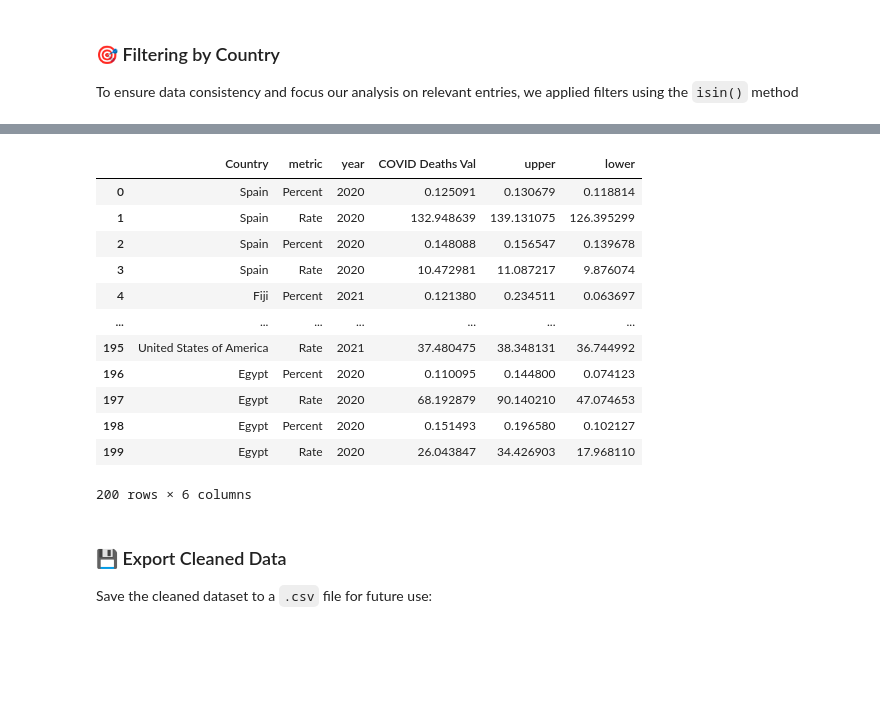
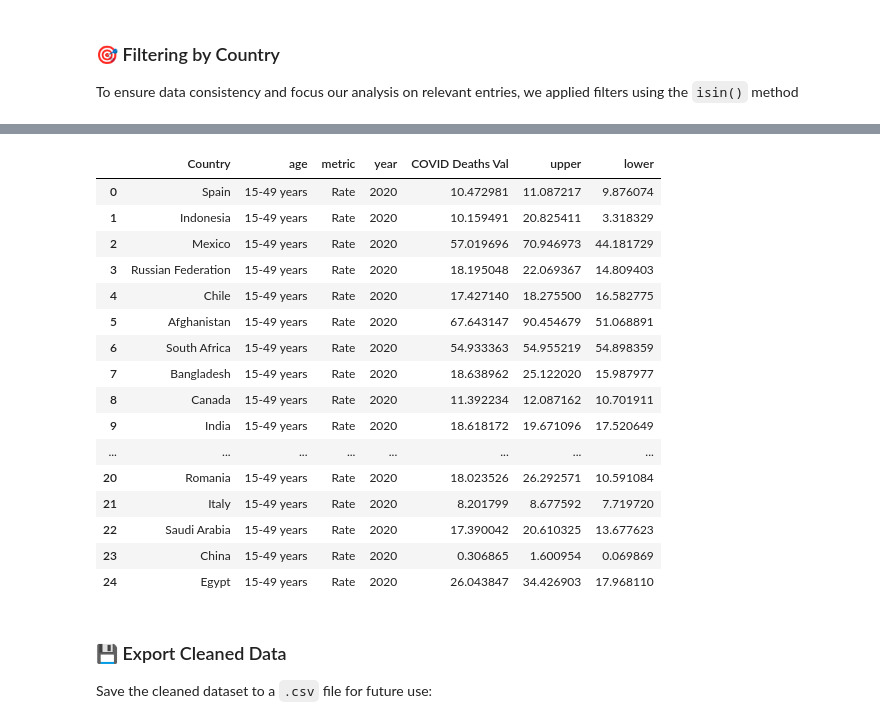
Before and after one commit to ibrahim-sisar/ET6-CDSP-group-09-repo, a Jupyter notebook: 2_data_preparation/covid_death_data_cleaning.ipynb, the cells around one changed output, grey strips where cells are left out. Drawn from its saved outputs; the diff is of its cells as text; code cells hidden in the pictures; blank space fills up the shorter version.

Commit message:
deleted percent and all ages in the covid data set

```diff
--- a/2_data_preparation/covid_death_data_cleaning.ipynb
+++ b/2_data_preparation/covid_death_data_cleaning.ipynb
@@ -89,7 +89,7 @@ Rename columns:
 - Standardize names
 # %%
 cleaned_death_data = cleaned_death_data.drop(
-    ["sex", "age", "measure", "cause"], axis=1, errors="ignore"
+    ["sex", "measure", "cause"], axis=1, errors="ignore"
 )
 cleaned_death_data = cleaned_death_data.rename(
     columns={"val": "COVID Deaths Val", "location": "Country"}
@@ -158,0 +169,6 @@ cleaned_death_data.head(20)
+# %%
+df_cleaned = cleaned_death_data[
+    (cleaned_death_data["metric"] == "Rate")
+    & (cleaned_death_data["year"] == 2020) & (cleaned_death_data["age"] == "15-49 years")
+]
+print(df_cleaned)
@@ -159,19 +193,23 @@ cleaned_death_data.head(20)
 # %%
-cleaned_death_data.reset_index(drop=True)
+df_cleaned.reset_index(drop=True)
 # %% [output]
-|  | Country | metric | year | COVID Deaths Val | upper | lower |
-| 0 | Spain | Percent | 2020 | 0.125091 | 0.130679 | 0.118814 |
-| 1 | Spain | Rate | 2020 | 132.948639 | 139.131075 | 126.395299 |
-| 2 | Spain | Percent | 2020 | 0.148088 | 0.156547 | 0.139678 |
-| 3 | Spain | Rate | 2020 | 10.472981 | 11.087217 | 9.876074 |
-| 4 | Fiji | Percent | 2021 | 0.121380 | 0.234511 | 0.063697 |
-| ... | ... | ... | ... | ... | ... | ... |
-| 195 | United States of America | Rate | 2021 | 37.480475 | 38.348131 | 36.744992 |
-| 196 | Egypt | Percent | 2020 | 0.110095 | 0.144800 | 0.074123 |
-| 197 | Egypt | Rate | 2020 | 68.192879 | 90.140210 | 47.074653 |
-| 198 | Egypt | Percent | 2020 | 0.151493 | 0.196580 | 0.102127 |
-| 199 | Egypt | Rate | 2020 | 26.043847 | 34.426903 | 17.968110 |
+|  | Country | age | metric | year | COVID Deaths Val | upper | lower |
+| 0 | Spain | 15-49 years | Rate | 2020 | 10.472981 | 11.087217 | 9.876074 |
+| 1 | Indonesia | 15-49 years | Rate | 2020 | 10.159491 | 20.825411 | 3.318329 |
+| 2 | Mexico | 15-49 years | Rate | 2020 | 57.019696 | 70.946973 | 44.181729 |
+| 3 | Russian Federation | 15-49 years | Rate | 2020 | 18.195048 | 22.069367 | 14.809403 |
+| 4 | Chile | 15-49 years | Rate | 2020 | 17.427140 | 18.275500 | 16.582775 |
+| 5 | Afghanistan | 15-49 years | Rate | 2020 | 67.643147 | 90.454679 | 51.068891 |
+| 6 | South Africa | 15-49 years | Rate | 2020 | 54.933363 | 54.955219 | 54.898359 |
+| 7 | Bangladesh | 15-49 years | Rate | 2020 | 18.638962 | 25.122020 | 15.987977 |
+| 8 | Canada | 15-49 years | Rate | 2020 | 11.392234 | 12.087162 | 10.701911 |
+| 9 | India | 15-49 years | Rate | 2020 | 18.618172 | 19.671096 | 17.520649 |
+| ... | ... | ... | ... | ... | ... | ... | ... |
+| 20 | Romania | 15-49 years | Rate | 2020 | 18.023526 | 26.292571 | 10.591084 |
+| 21 | Italy | 15-49 years | Rate | 2020 | 8.201799 | 8.677592 | 7.719720 |
+| 22 | Saudi Arabia | 15-49 years | Rate | 2020 | 17.390042 | 20.610325 | 13.677623 |
+| 23 | China | 15-49 years | Rate | 2020 | 0.306865 | 1.600954 | 0.069869 |
+| 24 | Egypt | 15-49 years | Rate | 2020 | 26.043847 | 34.426903 | 17.968110 |
-200 rows × 6 columns
 # %% [markdown]
 ### 💾 Export Cleaned Data
 
```
Also changed, not shown: parts of 5 cells of this notebook, 1 other file.
